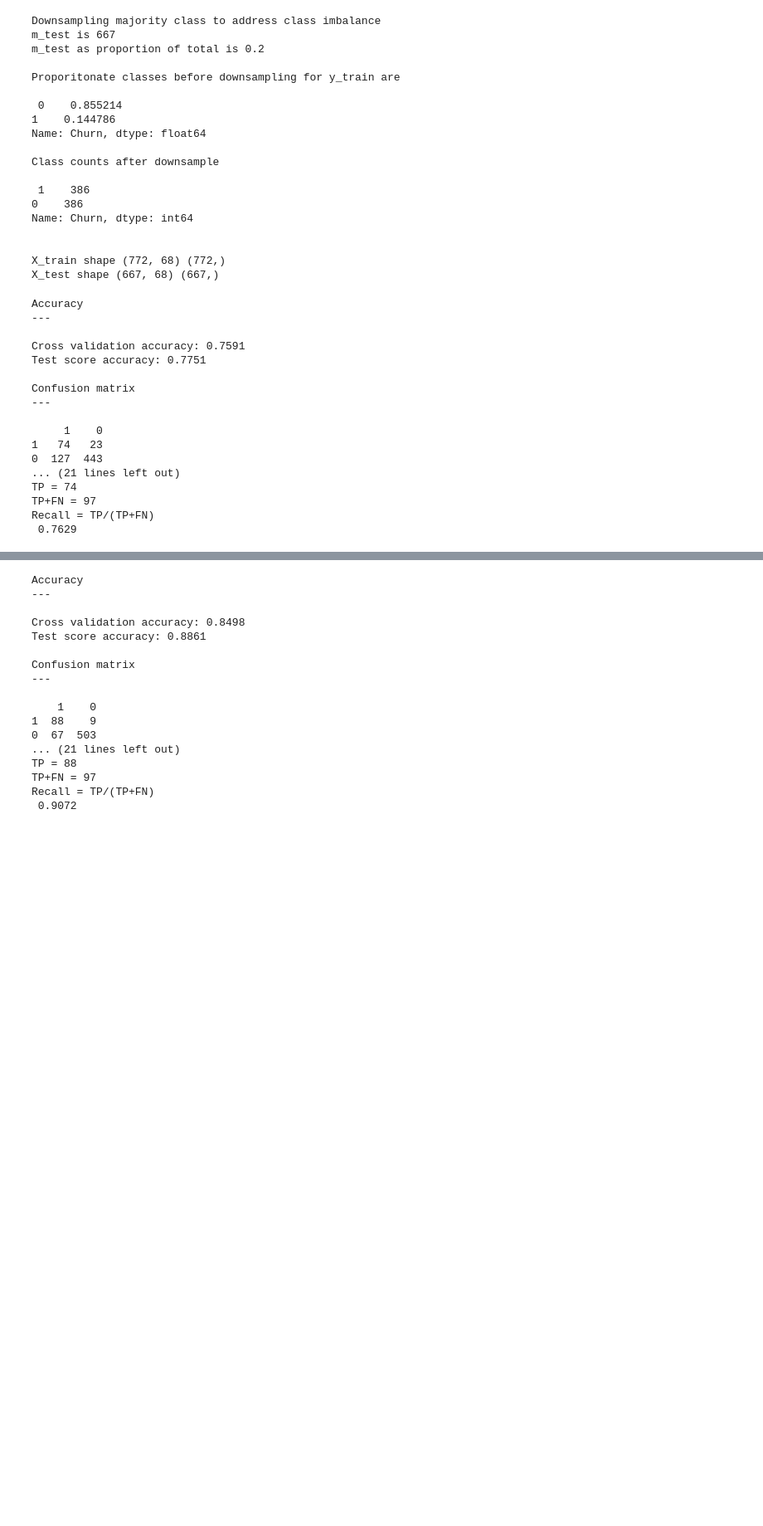
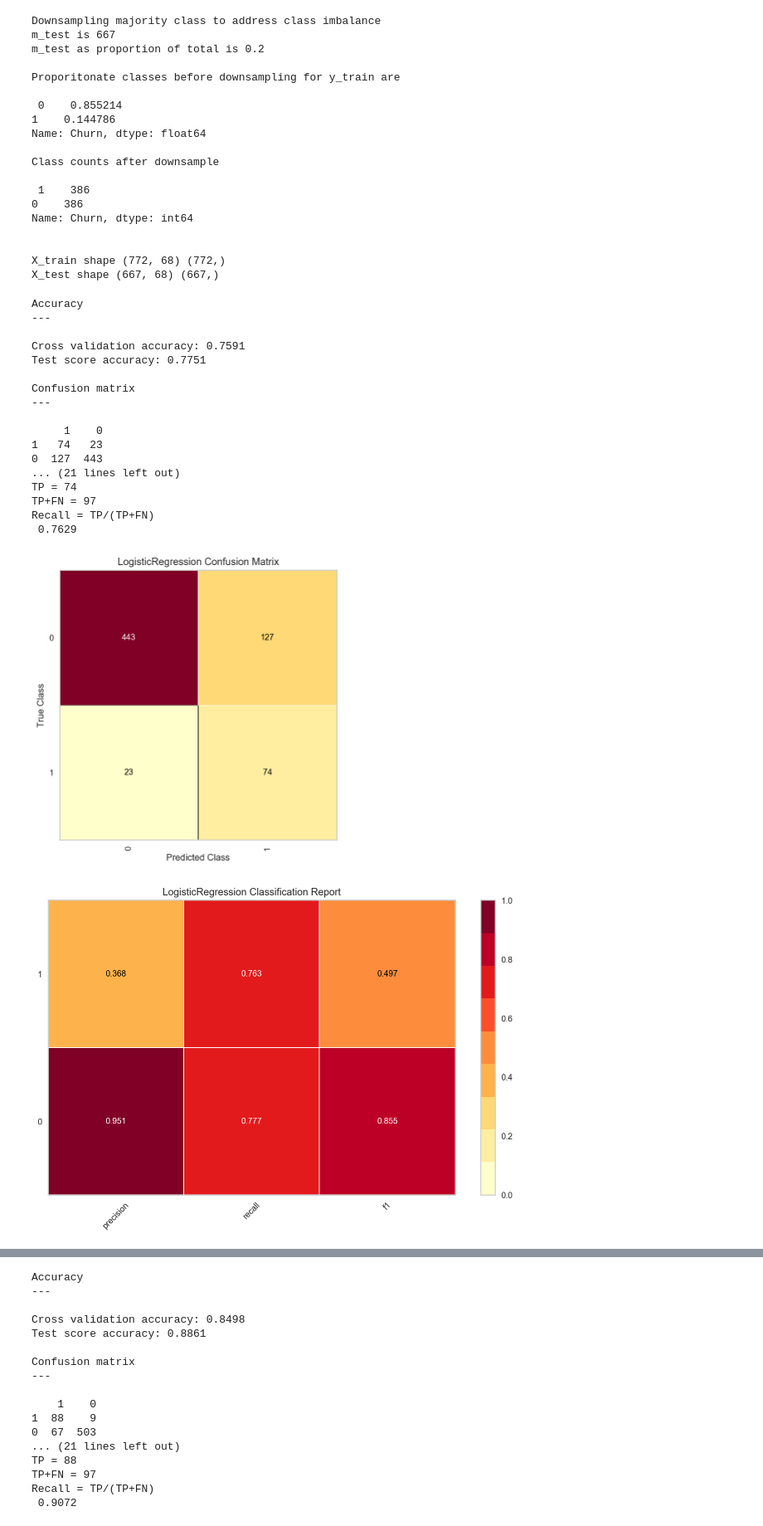
Before and after one commit to algrt-hm/notebooks, a Jupyter notebook: customer_churn/telco_churn.ipynb, the cells around one changed output, grey strips where cells are left out. Shown at 83% size. Drawn from its saved outputs; the diff is of its cells as text; code cells hidden in the pictures; blank space fills up the shorter version.

```diff
--- a/customer_churn/telco_churn.ipynb
+++ b/customer_churn/telco_churn.ipynb
@@ -317,31 +320,39 @@ def model_evaluation(model, X_train, y_train, X_test, y_test, visualisations=Tru
     # Graph of coefs
     # Check for feature_importances_ or coef_
     if hasattr(model, 'feature_importances_'):
-        coefs = model.feature_importances_.reshape(-1)
+        fis = model.feature_importances_.reshape(-1)
+        df_fis = pd.DataFrame(data=fis, index=X_test.columns, columns=['FI'])
+        # For FIs, as they will all be positive, we need to aggregate for the state feature
+        # given this is split by dummification/one-hot
+        states_fi = df_fis.loc[[x for x in df_fis.index if 'state' in x]].sum()
+        df_fis.loc['state_total'] = states_fi
+        df_fis.loc[[x for x in df_fis.index if 'state__' not in x]].sort_values(by='FI').plot.bar(title='Feature importances'); plt.show()
     else:
         coefs = model.coef_.reshape(-1)
-
-    df_coefs = pd.DataFrame(data=coefs, index=X_test.columns, columns=['coef'])
-    df_coefs.loc[[x for x in df_coefs.index if 'state' not in x]].sort_values(by='coef').plot.bar(title='Non-state coefs/importances'); plt.show()
-    df_coefs.loc[[x for x in df_coefs.index if 'state' in x]].sort_values(by='coef').plot.bar(title='State coefs/importances'); plt.show()
+        df_coefs = pd.DataFrame(data=coefs, index=X_test.columns, columns=['coef'])
+        df_coefs.loc[[x for x in df_coefs.index if 'state' not in x]].sort_values(by='coef').plot.bar(title='Non-state coefs'); plt.show()
+        df_coefs.loc[[x for x in df_coefs.index if 'state' in x]].sort_values(by='coef').plot.bar(title='State coefs'); plt.show()
 # %%
+# Lasso regularisation should force down the coefs nicely and leave us with just a handful
 model = LogisticRegression(solver='liblinear', penalty='l1', random_state=0) # class_weight='balanced' not needed as we downsampled
-model_evaluation(model, X_train, y_train, X_test, y_test, visualisations=False)
+model_evaluation(model, X_train, y_train, X_test, y_test, visualisations=True)
 # %% [output]
 Accuracy
 ---
 
 Cross validation accuracy: 0.7591
 Test score accuracy: 0.7751
 
 Confusion matrix
 ---
 
      1    0
 1   74   23
 0  127  443
 ... (21 lines left out)
 TP = 74
 TP+FN = 97
 Recall = TP/(TP+FN)
  0.7629
+[figure, added]
+[figure, added]
```
Also changed, not shown: parts of 13 cells of this notebook, 1 other file.
